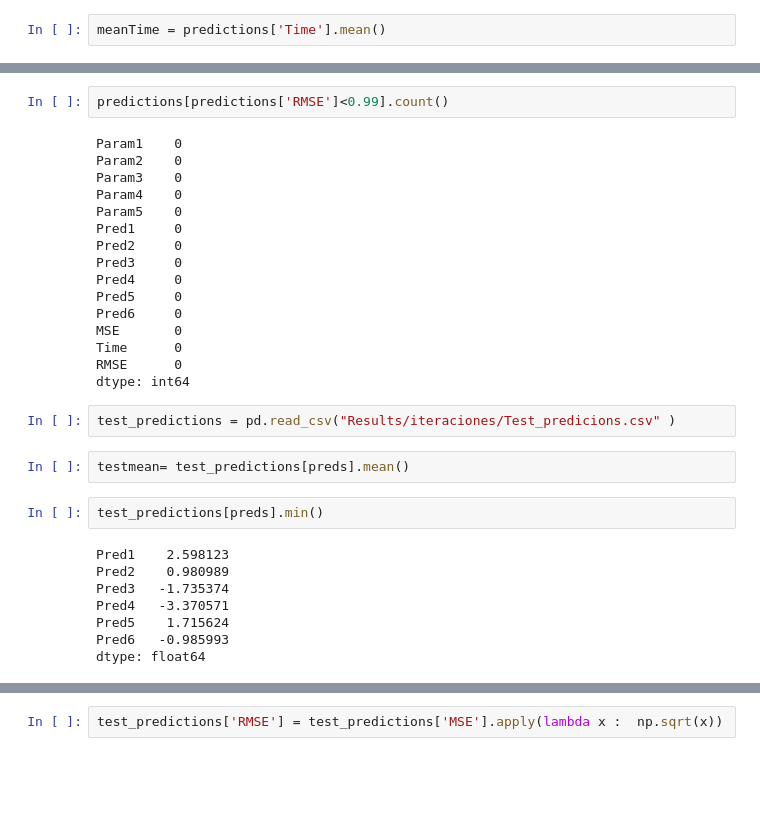
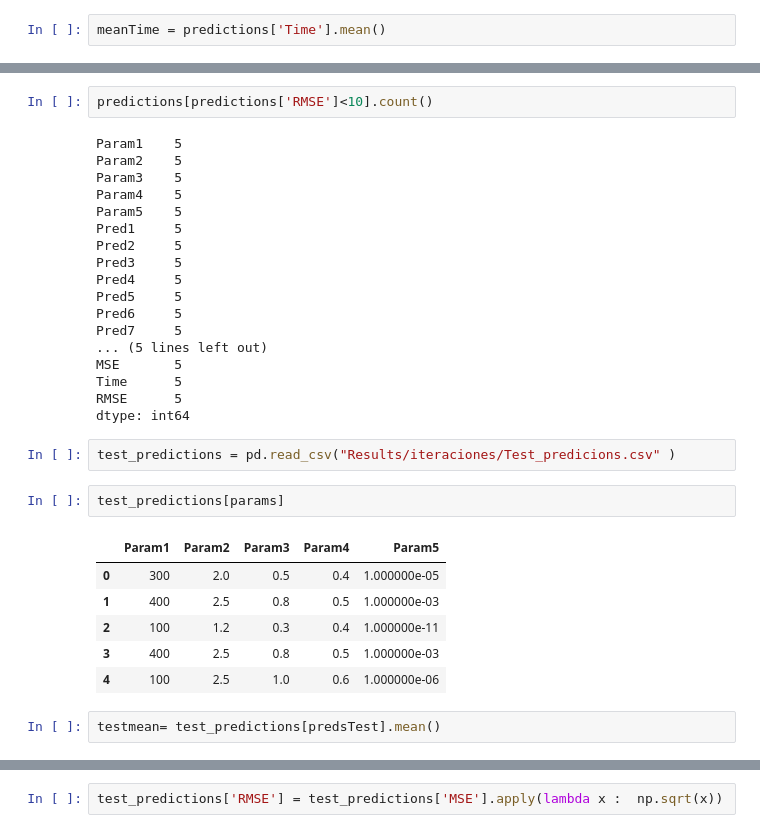
Before and after one commit to Ark93/AnnEchoState, a Jupyter notebook: DataAnalisis.ipynb, the cells around one changed output, grey strips where cells are left out. Drawn from its saved outputs; the diff is of its cells as text; blank space fills up the shorter version.

```diff
--- a/DataAnalisis.ipynb
+++ b/DataAnalisis.ipynb
@@ -169,32 +179,33 @@ predictions['Time'].mean()
 # %%
-predictions[predictions['RMSE']<0.99].count()
+predictions[predictions['RMSE']<10].count()
 # %% [output]
-Param1    0
-Param2    0
-Param3    0
-Param4    0
-Param5    0
-Pred1     0
-Pred2     0
-Pred3     0
-Pred4     0
-Pred5     0
-Pred6     0
-MSE       0
-Time      0
-RMSE      0
+Param1    5
+Param2    5
+Param3    5
+Param4    5
+Param5    5
+Pred1     5
+Pred2     5
+Pred3     5
+Pred4     5
+Pred5     5
+Pred6     5
+Pred7     5
+... (5 lines left out)
+MSE       5
+Time      5
+RMSE      5
 dtype: int64
 # %%
 test_predictions = pd.read_csv("Results/iteraciones/Test_predicions.csv" )
+# %%
+test_predictions[params]
+# %% [output]
+|  | Param1 | Param2 | Param3 | Param4 | Param5 |
+| 0 | 300 | 2.0 | 0.5 | 0.4 | 1.000000e-05 |
+| 1 | 400 | 2.5 | 0.8 | 0.5 | 1.000000e-03 |
+| 2 | 100 | 1.2 | 0.3 | 0.4 | 1.000000e-11 |
+| 3 | 400 | 2.5 | 0.8 | 0.5 | 1.000000e-03 |
+| 4 | 100 | 2.5 | 1.0 | 0.6 | 1.000000e-06 |
 # %%
-testmean= test_predictions[preds].mean()
+testmean= test_predictions[predsTest].mean()
-# %%
-test_predictions[preds].min()
-# %% [output]
-Pred1    2.598123
-Pred2    0.980989
-Pred3   -1.735374
-Pred4   -3.370571
-Pred5    1.715624
-Pred6   -0.985993
-dtype: float64
```
Also changed, not shown: parts of 16 cells of this notebook, 1 other file.
